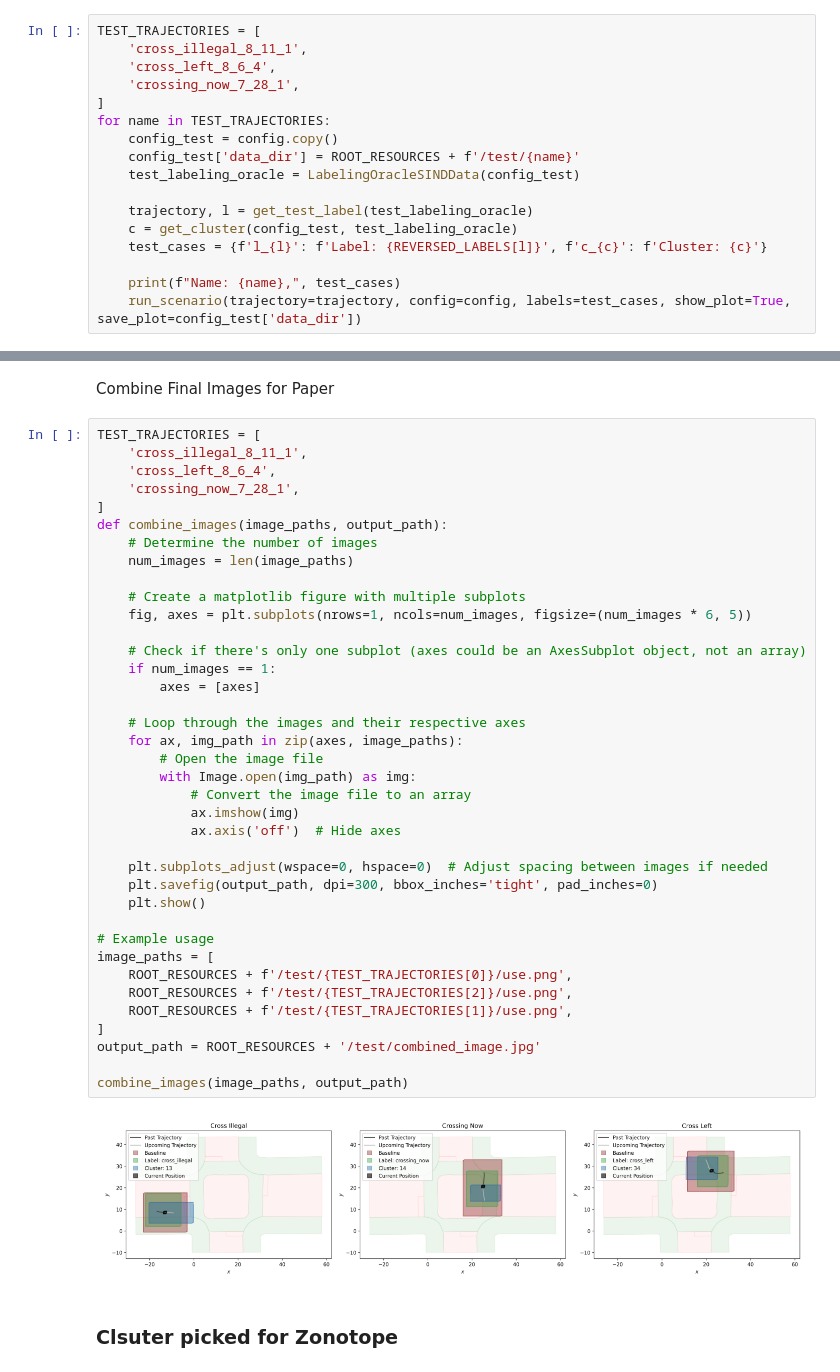
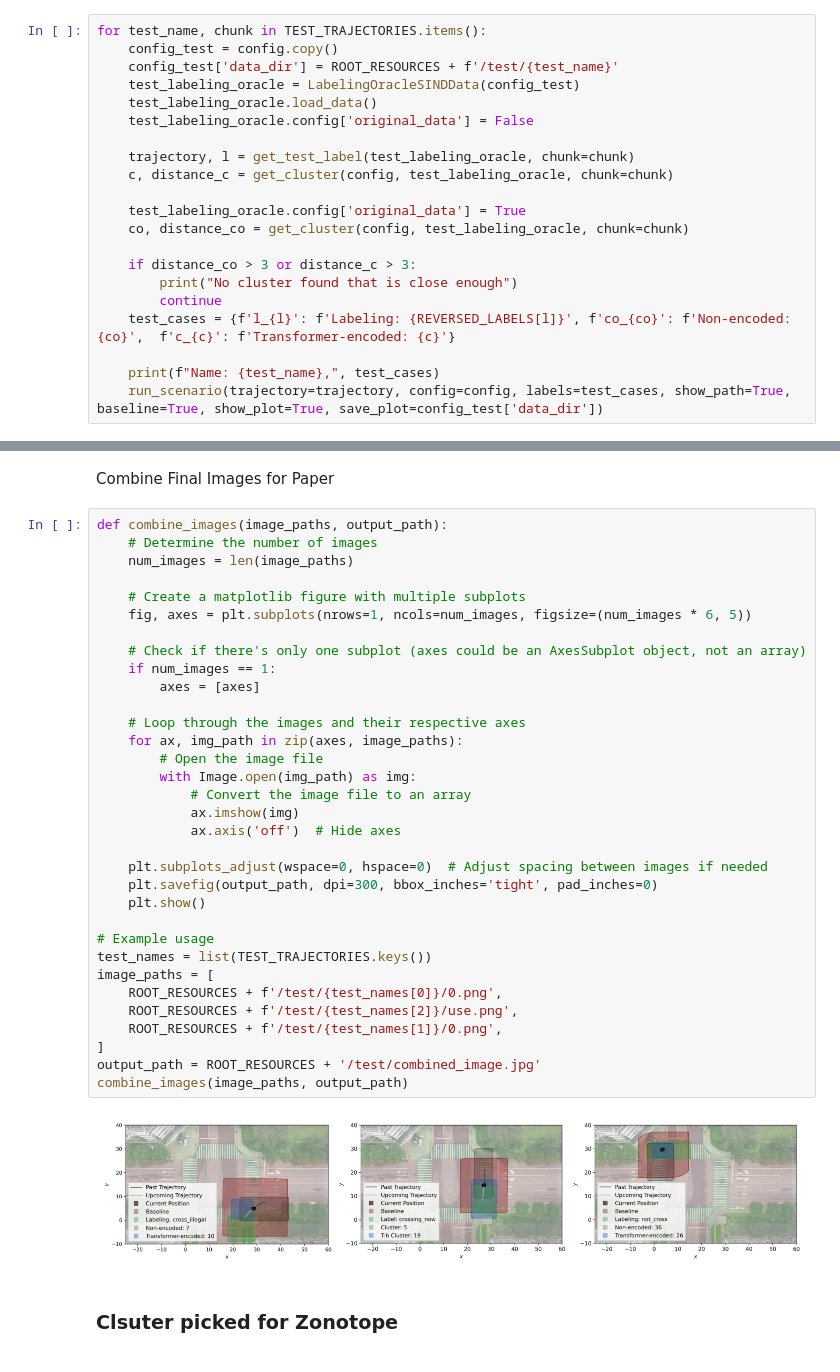
Before and after one commit to kfragkedaki/Pedestrian_Project, a Jupyter notebook: labeling_oracle_Soderlund.ipynb, the cells around one changed output, grey strips where cells are left out. Cells and saved outputs as stored; diff of their text form.

```diff
--- a/labeling_oracle_Soderlund.ipynb
+++ b/labeling_oracle_Soderlund.ipynb
@@ -25,18 +42,22 @@ config = load_config(folder=folder, model_file=model_file, index=index, index_da
 # %%
-TEST_TRAJECTORIES = [
-    'cross_illegal_8_11_1',
-    'cross_left_8_6_4',
-    'crossing_now_7_28_1',
-]
-for name in TEST_TRAJECTORIES:
+for test_name, chunk in TEST_TRAJECTORIES.items():
     config_test = config.copy()
-    config_test['data_dir'] = ROOT_RESOURCES + f'/test/{name}'
+    config_test['data_dir'] = ROOT_RESOURCES + f'/test/{test_name}'
     test_labeling_oracle = LabelingOracleSINDData(config_test)
+    test_labeling_oracle.load_data()
+    test_labeling_oracle.config['original_data'] = False
 
-    trajectory, l = get_test_label(test_labeling_oracle)
-    c = get_cluster(config_test, test_labeling_oracle)
-    test_cases = {f'l_{l}': f'Label: {REVERSED_LABELS[l]}', f'c_{c}': f'Cluster: {c}'}
+    trajectory, l = get_test_label(test_labeling_oracle, chunk=chunk)
+    c, distance_c = get_cluster(config, test_labeling_oracle, chunk=chunk)
 
-    print(f"Name: {name},", test_cases)
-    run_scenario(trajectory=trajectory, config=config, labels=test_cases, show_plot=True, save_plot=config_test['data_dir'])
+    test_labeling_oracle.config['original_data'] = True
+    co, distance_co = get_cluster(config, test_labeling_oracle, chunk=chunk)
+
+    if distance_co > 3 or distance_c > 3:
+        print("No cluster found that is close enough")
+        continue
+    test_cases = {f'l_{l}': f'Labeling: {REVERSED_LABELS[l]}', f'co_{co}': f'Non-encoded: {co}',  f'c_{c}': f'Transformer-encoded: {c}'}
+
+    print(f"Name: {test_name},", test_cases)
+    run_scenario(trajectory=trajectory, config=config, labels=test_cases, show_path=True, baseline=True, show_plot=True, save_plot=config_test['data_dir'])
 # %% [output]
@@ -95,45 +181,40 @@ Load data from: /home/kfragkedaki/projects/Pedestrian_Project/experiments/SINDDa
 # %% [markdown]
 Combine Final Images for Paper
 # %%
-TEST_TRAJECTORIES = [
-    'cross_illegal_8_11_1',
-    'cross_left_8_6_4',
-    'crossing_now_7_28_1',
-]
 def combine_images(image_paths, output_path):
     # Determine the number of images
     num_images = len(image_paths)
 
     # Create a matplotlib figure with multiple subplots
     fig, axes = plt.subplots(nrows=1, ncols=num_images, figsize=(num_images * 6, 5))
 
     # Check if there's only one subplot (axes could be an AxesSubplot object, not an array)
     if num_images == 1:
         axes = [axes]
 
     # Loop through the images and their respective axes
     for ax, img_path in zip(axes, image_paths):
         # Open the image file
         with Image.open(img_path) as img:
             # Convert the image file to an array
             ax.imshow(img)
             ax.axis('off')  # Hide axes
 
     plt.subplots_adjust(wspace=0, hspace=0)  # Adjust spacing between images if needed
     plt.savefig(output_path, dpi=300, bbox_inches='tight', pad_inches=0)
     plt.show()
 
 # Example usage
+test_names = list(TEST_TRAJECTORIES.keys())
 image_paths = [
-    ROOT_RESOURCES + f'/test/{TEST_TRAJECTORIES[0]}/use.png',
-    ROOT_RESOURCES + f'/test/{TEST_TRAJECTORIES[2]}/use.png',
-    ROOT_RESOURCES + f'/test/{TEST_TRAJECTORIES[1]}/use.png',
+    ROOT_RESOURCES + f'/test/{test_names[0]}/0.png',
+    ROOT_RESOURCES + f'/test/{test_names[2]}/use.png',
+    ROOT_RESOURCES + f'/test/{test_names[1]}/0.png',
 ]
 output_path = ROOT_RESOURCES + '/test/combined_image.jpg'
-
 combine_images(image_paths, output_path)
 # %% [output]
-[figure, old version]
+[figure, new version]
 # %% [markdown]
 ### Clsuter picked for Zonotope
 # %%
```
Also changed, not shown: parts of 8 cells of this notebook, 35 other files.
